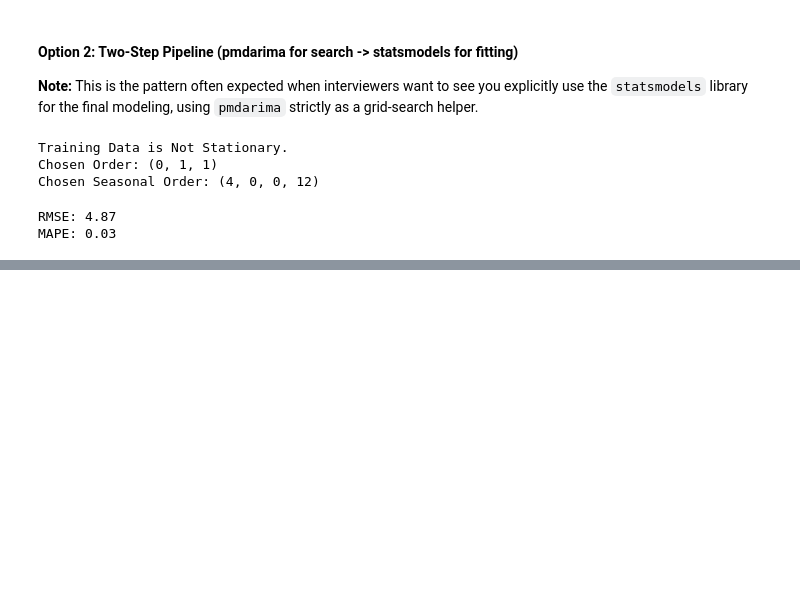
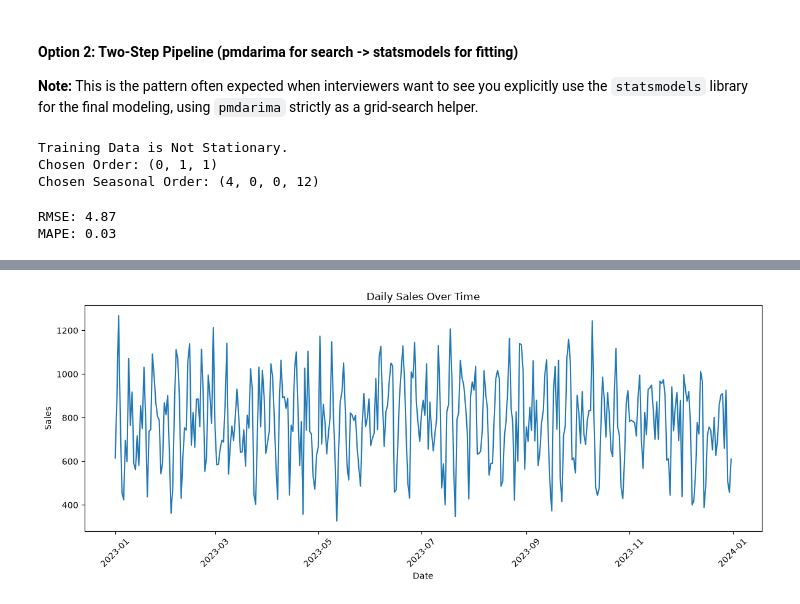
Before and after one commit to Shailya777/interview-prep, a Jupyter notebook: 06_RecSys_Time-Series_Anomaly-Detection/05_ARIMA|SARIMA.ipynb, the cells around one changed output, grey strips where cells are left out. Saved outputs shown, nothing was run; the diff lists cells and outputs as text; code cells hidden in the pictures; blank space fills up the shorter version.

```diff
--- a/06_RecSys_Time-Series_Anomaly-Detection/05_ARIMA|SARIMA.ipynb
+++ b/06_RecSys_Time-Series_Anomaly-Detection/05_ARIMA|SARIMA.ipynb
@@ -302,0 +307,14 @@ MAPE: 0.03
+# %%
+# Data:
+import pandas as pd
+import numpy as np
+
+np.random.seed(42)
+dates = pd.date_range(start='2023-01-01', periods=365, freq='D')
+# Baseline sales + weekly seasonality + marketing impact + noise
+sales = 500 + (200 * np.sin(2 * np.pi * np.arange(365) / 7))
+marketing_spend = np.random.randint(100, 1000, 365)
+sales += marketing_spend * 0.5
+sales += np.random.normal(0, 50, 365)
+
+df = pd.DataFrame({'ds': dates, 'y': sales, 'marketing_spend': marketing_spend})
@@ -302,0 +337,16 @@ MAPE: 0.03
+# %%
+import matplotlib.pyplot as plt
+
+plt.figure(figsize=(12, 5))
+
+plt.plot(df['ds'], df['y'])
+
+plt.xlabel('Date')
+plt.ylabel('Sales')
+plt.title('Daily Sales Over Time')
+
+plt.xticks(rotation=45)
+plt.tight_layout()
+plt.show()
+# %% [output]
+[figure, added]
```
Also changed, not shown: parts of 6 cells of this notebook.
